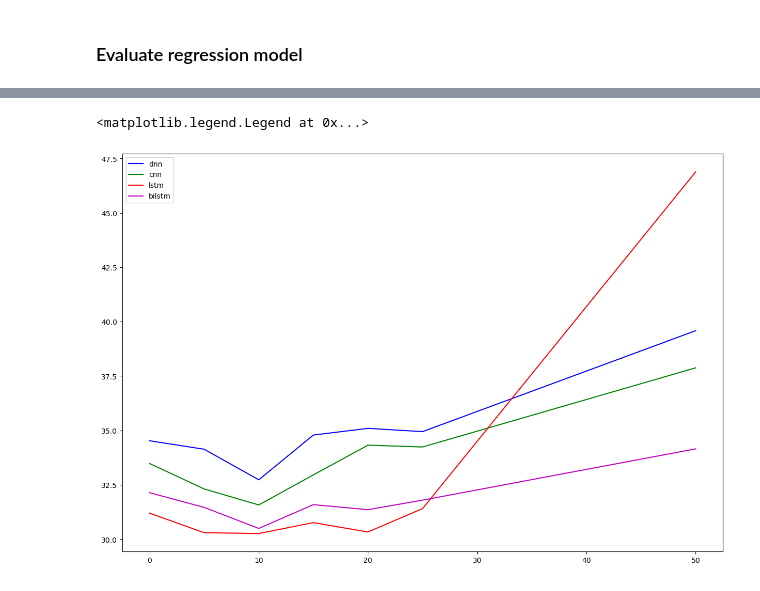
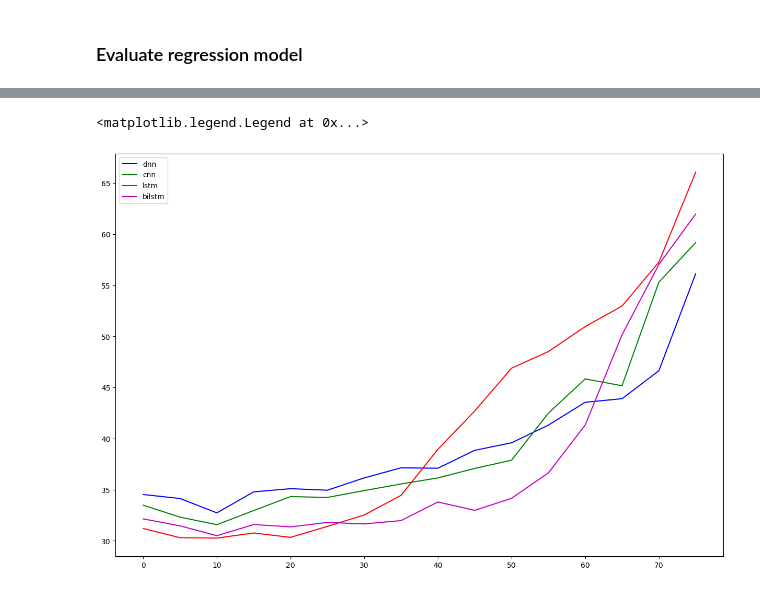
Before and after one commit to Observe-l/Wireless_Network, a Jupyter notebook: eval.ipynb, the cells around one changed output, grey strips where cells are left out. Drawn from its saved outputs; the diff is of its cells as text; code cells hidden in the pictures.

```diff
--- a/eval.ipynb
+++ b/eval.ipynb
@@ -30,3 +30,7 @@ RUL_FILE = "CMAPSSData/RUL_FD001.txt"
 TIME_OUT = 3
 MODEL_NAME = "regression_test"
 REMAIN_NUM = 35
+# %%
+ORIGIN_DATA = 'CMAPSSData/train_FD001.txt'
+TEST_DATA = 'CMAPSSData/test_FD004.txt'
+RUL_FILE = "CMAPSSData/RUL_FD004.txt"
@@ -32,0 +101,15 @@ REMAIN_NUM = 35
+# %%
+def gen_sequence(id_df, seq_length, seq_cols):
+    """ Only sequences that meet the window-length are considered, no padding is used. This means
+    we need to drop those which are below the window-length. """
+    data_array = id_df[seq_cols].values
+    num_elements = data_array.shape[0]
+    if(num_elements > seq_length):
+        for start, stop in zip(range(0, num_elements-seq_length), range(seq_length, num_elements)):
+            yield data_array[start:stop, :]
+
+# function to generate label_array
+def gen_labels(id_df, seq_length, label):
+    data_array = id_df[label].values
+    num_elements = data_array.shape[0]
+    return data_array[seq_length:num_elements, :]
@@ -223,7 +348,7 @@ loss rate: [0%, 5%, 10%, 15%, 20%, 25%, 50%]
 '''
 Load pre-generate data
 '''
-loss_rate = ["loss0_","loss5_","loss10_","loss15_","loss20_","loss25_","loss50_"]
+loss_rate = ["loss0_","loss5_","loss10_","loss15_","loss20_","loss25_","loss30_","loss35_","loss40_","loss45_","loss50_","loss55_","loss60_","loss65_","loss70_","loss75_"]
 model_type = ["classification_","regression_"]
 algo_type = ["dnn","cnn","lstm","bilstm"]
 
@@ -234,7 +359,7 @@ for tmp_model in model_type:
     for tmp_loss in loss_rate:
         for tmp_algo in algo_type:
             tmp_key = tmp_loss + tmp_model + tmp_algo
-            tmp_file = 'result/' + tmp_key + '.p'
+            tmp_file = 'result/FD001/' + tmp_key + '.p'
             result_dic[tmp_key] = pickle.load(open(tmp_file,'rb'))
             if tmp_model == "regression_":
                 ave_regression[tmp_key] = np.mean(result_dic[tmp_key],axis=0)
@@ -328,19 +453,28 @@ ave_rmse
 # %%
-dnn_rsme = [ave_rmse['loss0_regression_dnn'],ave_rmse['loss5_regression_dnn'],ave_rmse['loss10_regression_dnn'],ave_rmse['loss15_regression_dnn'],ave_rmse['loss20_regression_dnn'],ave_rmse['loss25_regression_dnn'],ave_rmse['loss50_regression_dnn']]
-cnn_rsme = [ave_rmse['loss0_regression_cnn'],ave_rmse['loss5_regression_cnn'],ave_rmse['loss10_regression_cnn'],ave_rmse['loss15_regression_cnn'],ave_rmse['loss20_regression_cnn'],ave_rmse['loss25_regression_cnn'],ave_rmse['loss50_regression_cnn']]
-lstm_rsme = [ave_rmse['loss0_regression_lstm'],ave_rmse['loss5_regression_lstm'],ave_rmse['loss10_regression_lstm'],ave_rmse['loss15_regression_lstm'],ave_rmse['loss20_regression_lstm'],ave_rmse['loss25_regression_lstm'],ave_rmse['loss50_regression_lstm']]
-bilstm_rsme = [ave_rmse['loss0_regression_bilstm'],ave_rmse['loss5_regression_bilstm'],ave_rmse['loss10_regression_bilstm'],ave_rmse['loss15_regression_bilstm'],ave_rmse['loss20_regression_bilstm'],ave_rmse['loss25_regression_bilstm'],ave_rmse['loss50_regression_bilstm']]
+# dnn_rsme = [ave_rmse['loss0_regression_dnn'],ave_rmse['loss5_regression_dnn'],ave_rmse['loss10_regression_dnn'],ave_rmse['loss15_regression_dnn'],ave_rmse['loss20_regression_dnn'],ave_rmse['loss25_regression_dnn'],ave_rmse['loss30_regression_dnn'],\
+#             ave_rmse['loss35_regression_dnn'],ave_rmse['loss40_regression_dnn'],ave_rmse['loss45_regression_dnn'],ave_rmse['loss50_regression_dnn'],ave_rmse['loss55_regression_dnn'],ave_rmse['loss60_regression_dnn'],ave_rmse['loss65_regression_dnn'],\
+#             ave_rmse['loss70_regression_dnn'],ave_rmse['loss75_regression_dnn']]
+# cnn_rsme = [ave_rmse['loss0_regression_cnn'],ave_rmse['loss5_regression_cnn'],ave_rmse['loss10_regression_cnn'],ave_rmse['loss15_regression_cnn'],ave_rmse['loss20_regression_cnn'],ave_rmse['loss25_regression_cnn'],ave_rmse['loss50_regression_cnn'],\
+#             ave_rmse['loss55_regression_cnn'],ave_rmse['loss60_regression_cnn'],ave_rmse['loss65_regression_cnn'],ave_rmse['loss70_regression_cnn'],ave_rmse['loss75_regression_cnn']]
+# lstm_rsme = [ave_rmse['loss0_regression_lstm'],ave_rmse['loss5_regression_lstm'],ave_rmse['loss10_regression_lstm'],ave_rmse['loss15_regression_lstm'],ave_rmse['loss20_regression_lstm'],ave_rmse['loss25_regression_lstm'],ave_rmse['loss50_regression_lstm'],\
+#              ave_rmse['loss55_regression_lstm'],ave_rmse['loss60_regression_lstm'],ave_rmse['loss65_regression_lstm'],ave_rmse['loss70_regression_lstm'],ave_rmse['loss75_regression_lstm']]
+# bilstm_rsme = [ave_rmse['loss0_regression_bilstm'],ave_rmse['loss5_regression_bilstm'],ave_rmse['loss10_regression_bilstm'],ave_rmse['loss15_regression_bilstm'],ave_rmse['loss20_regression_bilstm'],ave_rmse['loss25_regression_bilstm'],ave_rmse['loss50_regression_bilstm']]
+
+dnn_rsme = [ave_rmse['loss'+ str(i) +'_regression_dnn'] for i in range(0,80,5)]
+cnn_rsme = [ave_rmse['loss'+ str(i) +'_regression_cnn'] for i in range(0,80,5)]
+lstm_rsme = [ave_rmse['loss'+ str(i) +'_regression_lstm'] for i in range(0,80,5)]
+bilstm_rsme = [ave_rmse['loss'+ str(i) +'_regression_bilstm'] for i in range(0,80,5)]
 # %%
-x_axes = [0,5,10,15,20,25,50]
+x_axes = np.arange(0,80,5)
 plt.figure(figsize=(15,10))
 plt.plot(x_axes,dnn_rsme,'b',label='dnn')
 plt.plot(x_axes,cnn_rsme,'g',label='cnn')
 plt.plot(x_axes,lstm_rsme,'r',label='lstm')
 plt.plot(x_axes,bilstm_rsme,'m',label='bilstm')
 plt.legend()
 # %% [output]
 <matplotlib.legend.Legend at 0x...>
-[figure, old version]
+[figure, new version]
 # %%
 '''
 Plot all the regression data
```
Also changed, not shown: parts of 32 cells of this notebook, 9 other files.
